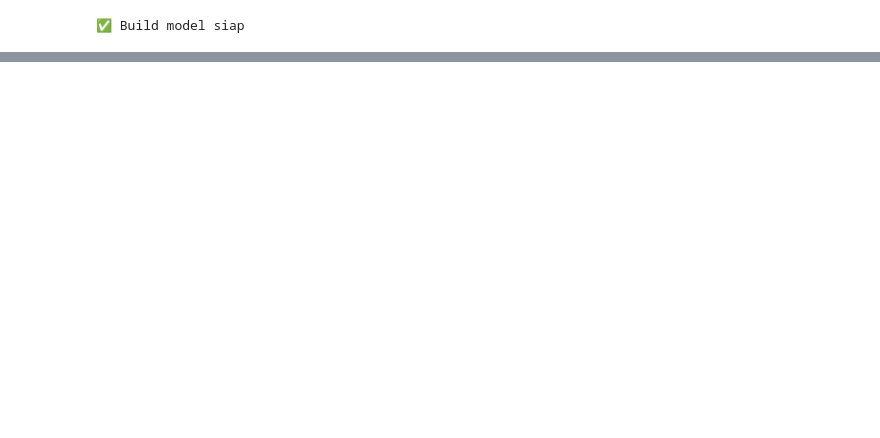
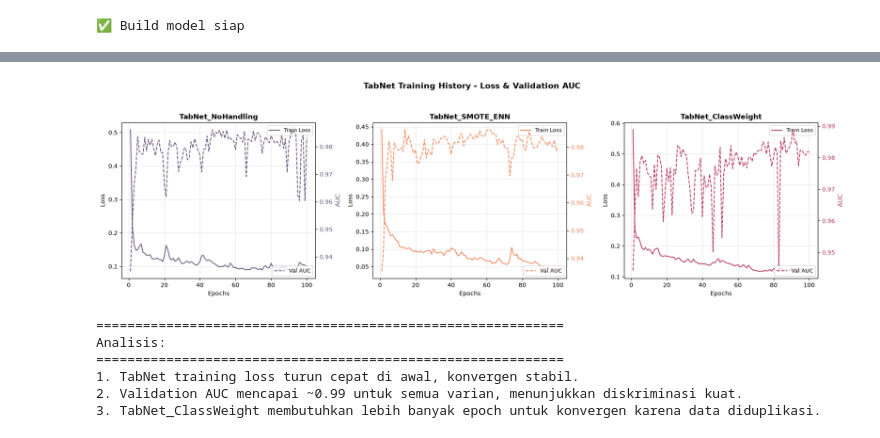
Before and after one commit to iltizamhasan3/hr-analytics-deeplearning, a Jupyter notebook: notebooks/train_models.ipynb, the cells around one changed output, grey strips where cells are left out. Cells and saved outputs as stored; diff of their text form; code cells hidden in the pictures; blank space fills up the shorter version.

```diff
--- a/notebooks/train_models.ipynb
+++ b/notebooks/train_models.ipynb
@@ -529,3 +688,61 @@ Stop training because you reached max_epochs = 100 with best_epoch = 93 and best
+# %%
+# ============================================
+# VISUALISASI TABNET TRAINING HISTORY
+# ============================================
+
+fig, axes = plt.subplots(1, 3, figsize=(18, 5))
+
+tabnet_histories = [
+    ('TabNet_NoHandling', tabnet_models['TabNet_NoHandling'], '#6c5b7b'),
+    ('TabNet_SMOTE_ENN', tabnet_models['TabNet_SMOTE_ENN'], '#f08a5d'),
+    ('TabNet_ClassWeight', tabnet_models['TabNet_ClassWeight'], '#b83b5e'),
+]
+
+for col, (name, model, color) in enumerate(tabnet_histories):
+    epochs = range(1, len(model.history['loss']) + 1)
+
+    # Training loss
+    axes[col].plot(epochs, model.history['loss'], color=color, label='Train Loss', linewidth=1.5)
+    # Validation AUC (if available)
+    auc_key = None
+    for k in ['val_0_auc', 'val_auc', 'auc', 'val_0_auc_']:
+        try:
+            _ = model.history[k]
+            auc_key = k
+            break
+        except (KeyError, AttributeError):
+            continue
+    if auc_key:
+        ax2 = axes[col].twinx()
+        ax2.plot(epochs, model.history[auc_key], color=color, linestyle='--', label='Val AUC', linewidth=1.5)
+        ax2.set_ylabel('AUC', color=color, fontsize=11)
+        ax2.tick_params(axis='y', labelcolor=color)
+        ax2.legend(loc='lower right', fontsize=9)
+
+    axes[col].set_title(f'{name}', fontweight='bold')
+    axes[col].set_xlabel('Epochs')
+    axes[col].set_ylabel('Loss')
+    axes[col].legend(fontsize=9)
+    axes[col].grid(True, alpha=0.3)
+
+plt.suptitle('TabNet Training History - Loss & Validation AUC', fontsize=14, fontweight='bold', y=1.05)
+plt.tight_layout()
+plt.show()
+
+print('=' * 60)
+print('Analisis:')
+print('=' * 60)
+print('1. TabNet training loss turun cepat di awal, konvergen stabil.')
+print('2. Validation AUC mencapai ~0.99 untuk semua varian, menunjukkan diskriminasi kuat.')
+print('3. TabNet_ClassWeight membutuhkan lebih banyak epoch untuk konvergen karena data diduplikasi.')
+# %% [output]
+[figure, added]
+============================================================
+Analisis:
+============================================================
+1. TabNet training loss turun cepat di awal, konvergen stabil.
+2. Validation AUC mencapai ~0.99 untuk semua varian, menunjukkan diskriminasi kuat.
+3. TabNet_ClassWeight membutuhkan lebih banyak epoch untuk konvergen karena data diduplikasi.
 # %%
 # ============================================
 # PERBANDINGAN 6 KOMBINASI
```
Also changed, not shown: parts of 16 cells of this notebook, 6 other files.
